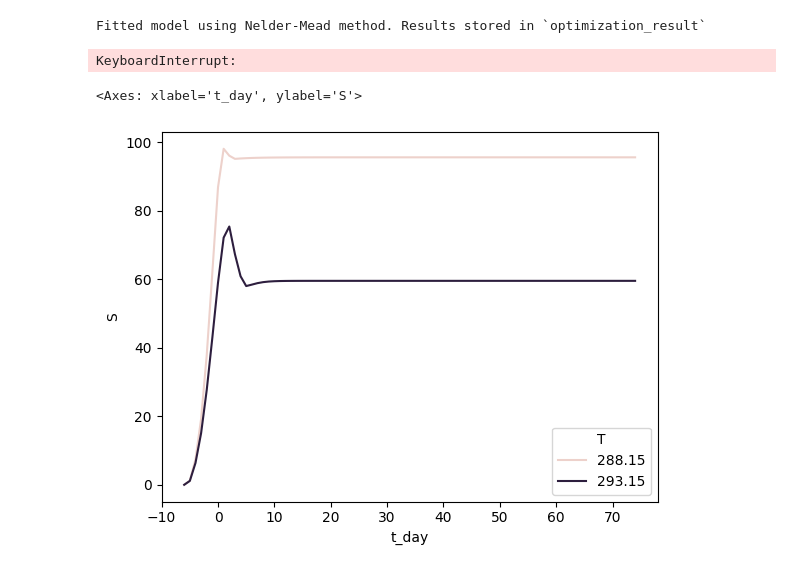
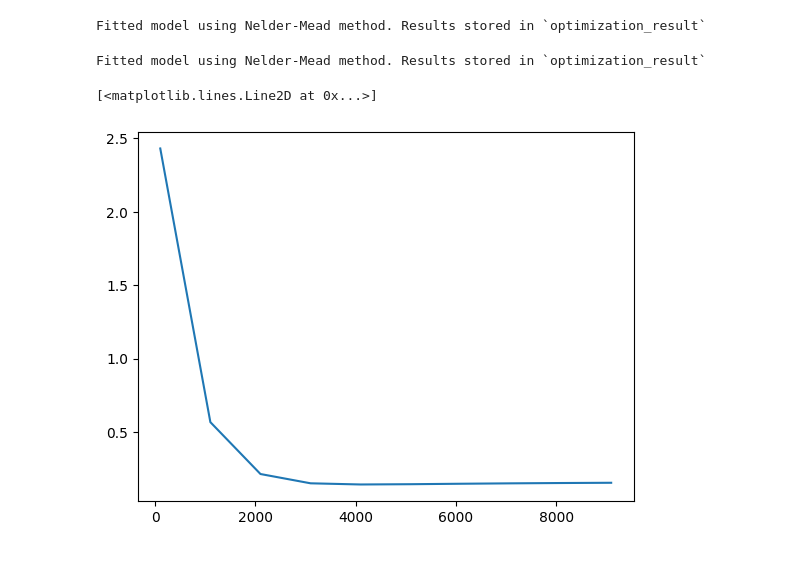
Before and after one commit to EllaRothe/mempyDEB, a Jupyter notebook: Folsomia_TKTD.ipynb, the cells around one changed output. Saved outputs shown, nothing was run; the diff lists cells and outputs as text; code cells hidden in the pictures.

```diff
--- a/Folsomia_TKTD.ipynb
+++ b/Folsomia_TKTD.ipynb
@@ -59,14 +42,30 @@ ax = plot_sim(ax, sim_intguess)
 f.run_optimization()
 # %% [output]
 Fitted model using Nelder-Mead method. Results stored in `optimization_result`
-# %%
-f = fit_model()
-# %% [output]
-KeyboardInterrupt:
-# %%
-res = f.simulator(f.intguess)
-# %%
-sns.lineplot(res, x = 't_day', y = 'S', hue='T')
-# %% [output]
-<Axes: xlabel='t_day', ylabel='S'>
-[figure, removed]
+# %%
+#f = setup_modelfit("M")
+f.run_optimization(
+    bounds =[(0,1),(100,10_000),(1,10)],
+    options={'maxiter' : 2}
+)
+# %% [output]
+Fitted model using Nelder-Mead method. Results stored in `optimization_result`
+# %%
+p = {
+    'kD_j' : 1.,
+    'ED50_j' : 1000,
+    'beta_j' : 2.
+    }
+
+liste = []
+x = np.arange(500,10000,1000)
+for ed in x:
+    p['ED50_j'] = ed
+    res = f.simulator(p)
+    liste.append(f.loss(res,f.data))
+
+fig,ax = plt.subplots()
+ax.plot(x,liste)
+# %% [output]
+[<matplotlib.lines.Line2D at 0x...>]
+[figure, added]
```
Also changed, not shown: parts of 5 cells of this notebook, 2 other files.
